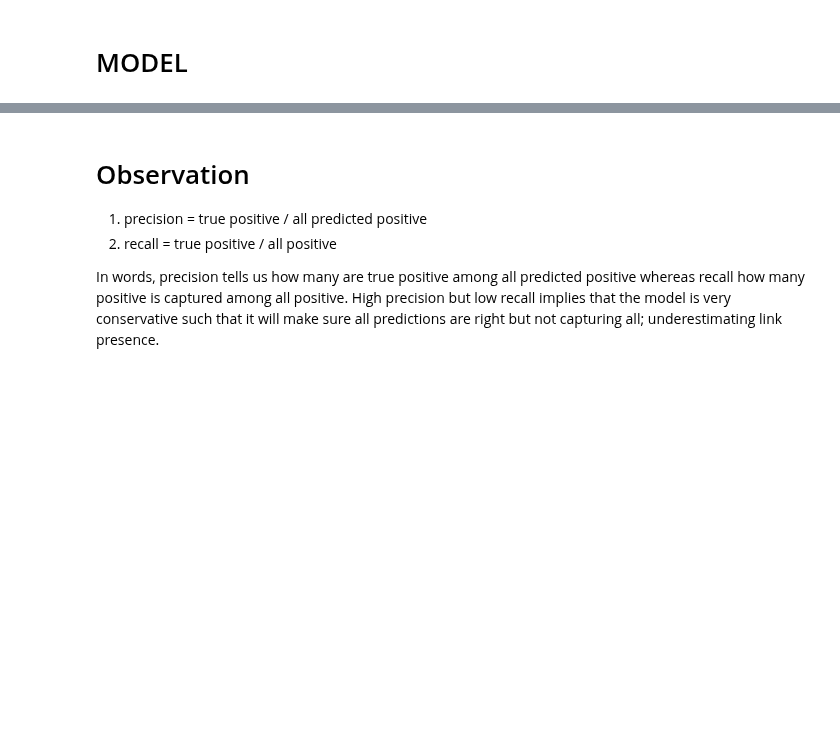
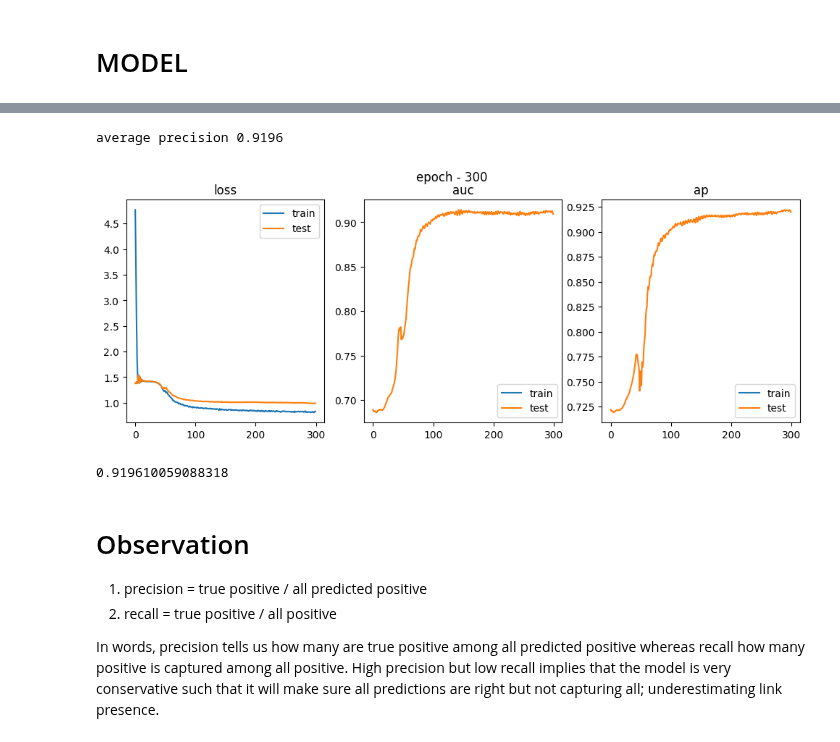
Before and after one commit to taimoon/deep-learning-note, a Jupyter notebook: GRAPH AUTOENCODER.ipynb, the cells around one changed output, grey strips where cells are left out. Drawn from its saved outputs; the diff is of its cells as text; code cells hidden in the pictures; blank space fills up the shorter version.

```diff
--- a/GRAPH AUTOENCODER.ipynb
+++ b/GRAPH AUTOENCODER.ipynb
@@ -151,3 +207,14 @@ plot_loss(hist)
+# %%
+model = pyg_nn.VGAE(GCN_Encoder(in_channels,hidden_channels,latent_dim))
+model = model.to(device)
+optimizer = torch.optim.Adam(model.parameters(),lr = 0.005)
+hist = init_hist()
+train(model,optimizer,hist,300)
+hist['test']['ap'][-1]
+# %% [output]
+average precision 0.9196
+[figure, added]
+0.919610059088318
 # %% [markdown]
 # Observation
 
```
Also changed, not shown: parts of 23 cells of this notebook.
